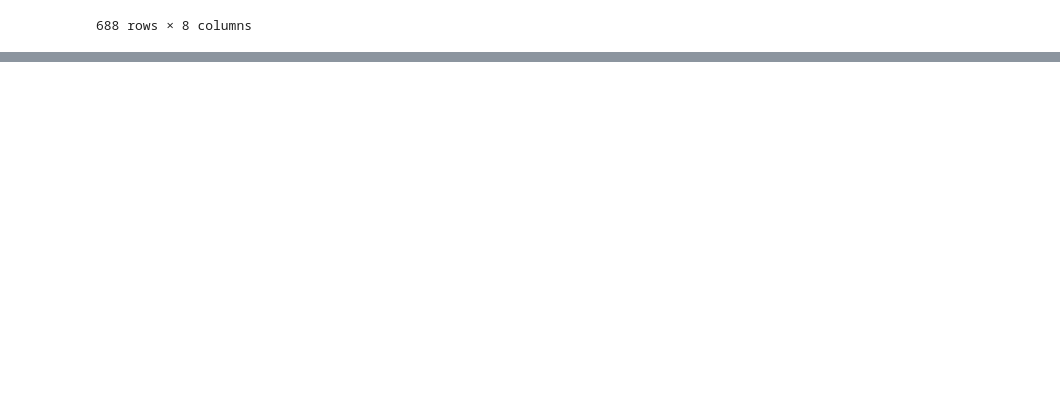
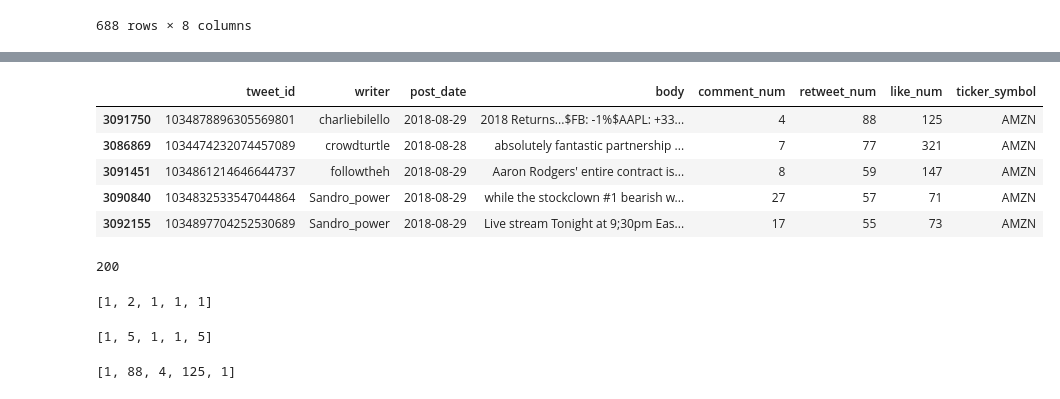
Before and after one commit to ats7800/Fintech-Club-We-Give-Up, a Jupyter notebook: Testing tweets.ipynb, the cells around one changed output, grey strips where cells are left out. Cells and saved outputs as stored; diff of their text form; code cells hidden in the pictures; blank space fills up the shorter version.

```diff
--- a/Testing tweets.ipynb
+++ b/Testing tweets.ipynb
@@ -190,0 +140,6 @@ sentimentResult = sentiment_pipeline(tweet_texts)
+# %%
+targetDate = "2018-08-30"
+# %%
+from datetime import timedelta
+target_date = pd.to_datetime(targetDate)
+one_week_before = target_date - timedelta(days=7)
@@ -190,0 +171,16 @@ sentimentResult = sentiment_pipeline(tweet_texts)
+# %%
+resultCompany = result[result['ticker_symbol'] == "AMZN"]
+resultCompany = resultCompany.sort_values('retweet_num', ascending=False)
+resultCompany = resultCompany.head(200)
+resultCompany.head()
+# %% [output]
+|  | tweet_id | writer | post_date | body | comment_num | retweet_num | like_num | ticker_symbol |
+| 3091750 | 1034878896305569801 | charliebilello | 2018-08-29 | 2018 Returns...$FB: -1%$AAPL: +33... | 4 | 88 | 125 | AMZN |
+| 3086869 | 1034474232074457089 | crowdturtle | 2018-08-28 | absolutely fantastic partnership ... | 7 | 77 | 321 | AMZN |
+| 3091451 | 1034861214646644737 | followtheh | 2018-08-29 | Aaron Rodgers' entire contract is... | 8 | 59 | 147 | AMZN |
+| 3090840 | 1034832533547044864 | Sandro_power | 2018-08-29 | while the stockclown #1 bearish w... | 27 | 57 | 71 | AMZN |
+| 3092155 | 1034897704252530689 | Sandro_power | 2018-08-29 | Live stream Tonight at 9;30pm Eas... | 17 | 55 | 73 | AMZN |
+# %%
+len(resultCompany)
+# %% [output]
+200
@@ -190,0 +196,4 @@ sentimentResult = sentiment_pipeline(tweet_texts)
+# %%
+daysOb[:5]
+# %% [output]
+[1, 2, 1, 1, 1]
@@ -190,0 +213,6 @@ sentimentResult = sentiment_pipeline(tweet_texts)
+# %%
+labels = [int(i['label'].split()[0]) for i in sentimentResult]
+# labels = [2.5 for i in range(1000)]
+labels[:5]
+# %% [output]
+[1, 5, 1, 1, 5]
@@ -190,0 +235,14 @@ sentimentResult = sentiment_pipeline(tweet_texts)
+# %%
+def flatten(lst):
+    """
+    Flattens a 2D list into a 1D list.
+    """
+    flattened = []
+    for sublist in lst:
+        for item in sublist:
+            flattened.append(item)
+    return flattened
+x_train = flatten(x_train)
+x_train[:5]
+# %% [output]
+[1, 88, 4, 125, 1]
```
Also changed, not shown: parts of 37 cells of this notebook, 1 other file.
